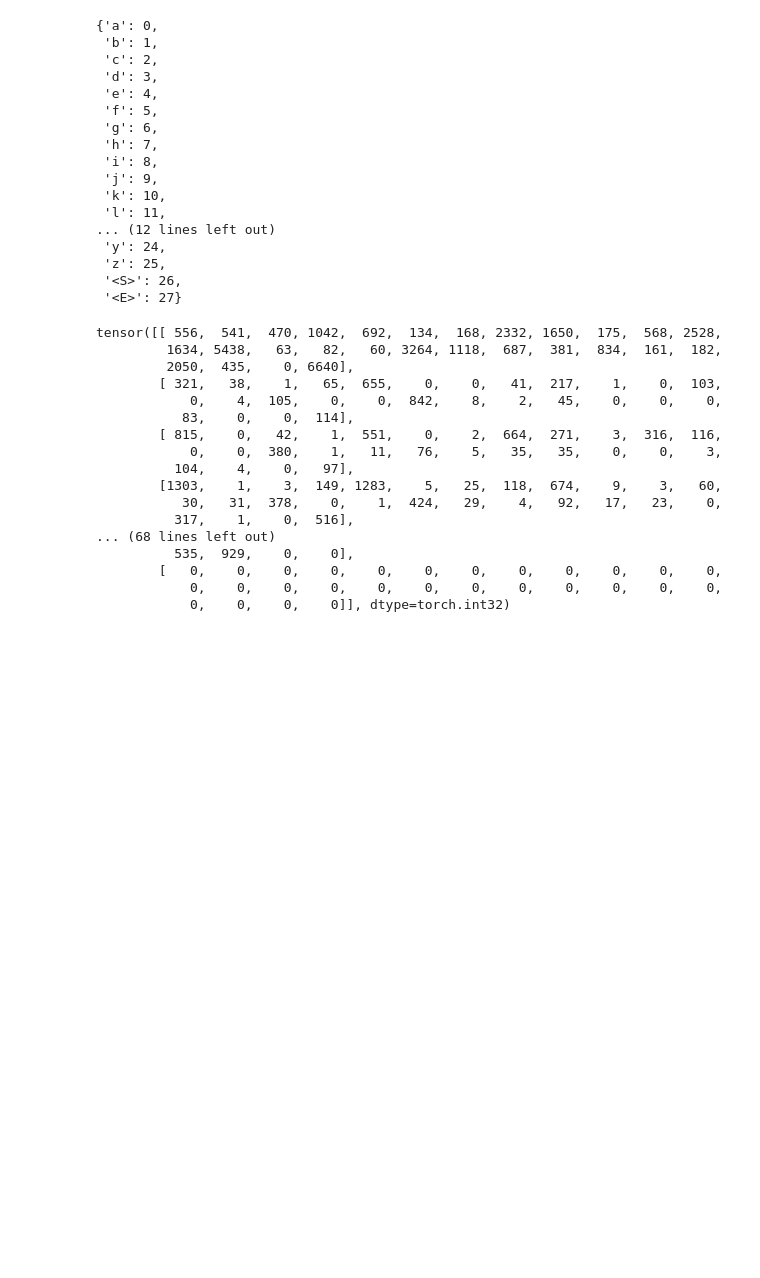
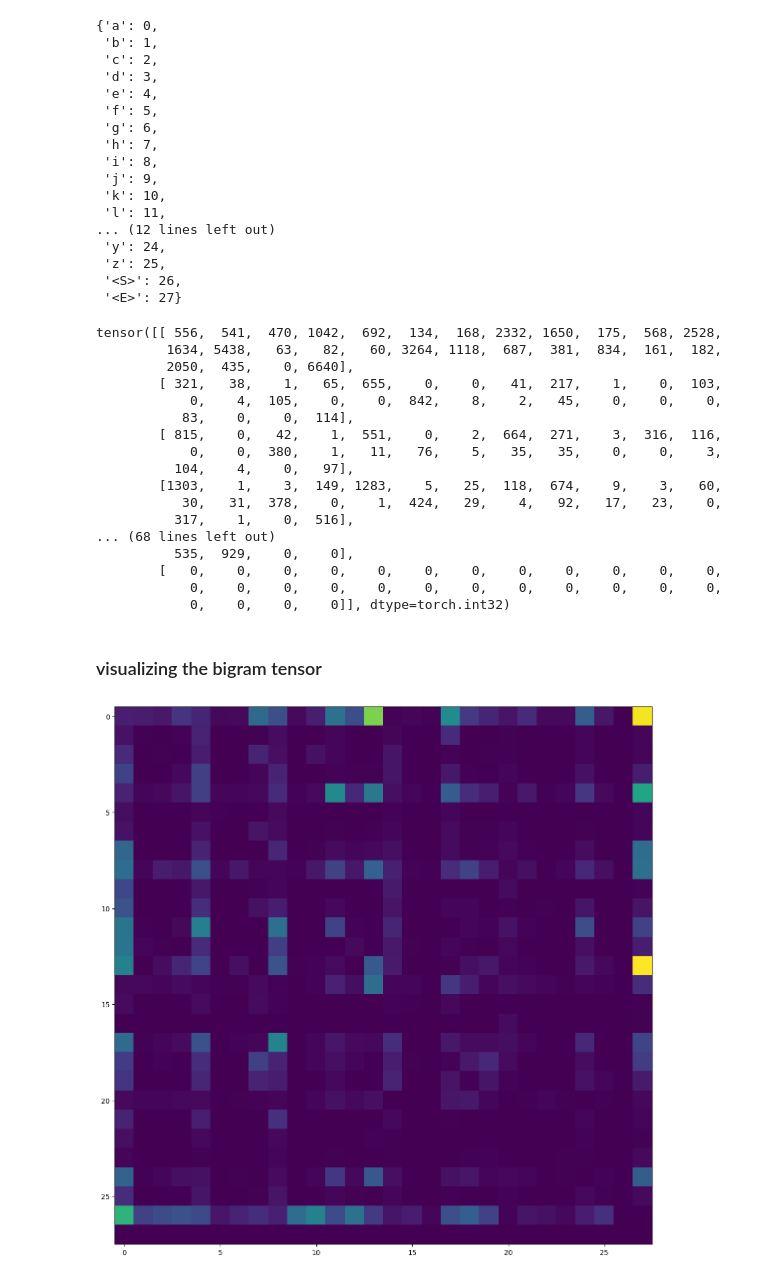
Before and after one commit to kanavgoyal898/makemore, a Jupyter notebook: makemore.ipynb, the cells around one changed output. Cells and saved outputs as stored; diff of their text form; code cells hidden in the pictures; blank space fills up the shorter version.

```diff
--- a/makemore.ipynb
+++ b/makemore.ipynb
@@ -75,3 +75,5 @@ tensor([[ 556,  541,  470, 1042,  692,  134,  168, 2332, 1650,  175,  568, 2528,
         [   0,    0,    0,    0,    0,    0,    0,    0,    0,    0,    0,    0,
             0,    0,    0,    0,    0,    0,    0,    0,    0,    0,    0,    0,
             0,    0,    0,    0]], dtype=torch.int32)
+# %% [markdown]
+### visualizing the bigram tensor
@@ -77,0 +83,5 @@ tensor([[ 556,  541,  470, 1042,  692,  134,  168, 2332, 1650,  175,  568, 2528,
+# %%
+plt.figure(figsize=(14, 14))
+plt.imshow(N);
+# %% [output]
+[figure, added]
```
Also changed, not shown: parts of 2 cells of this notebook.
